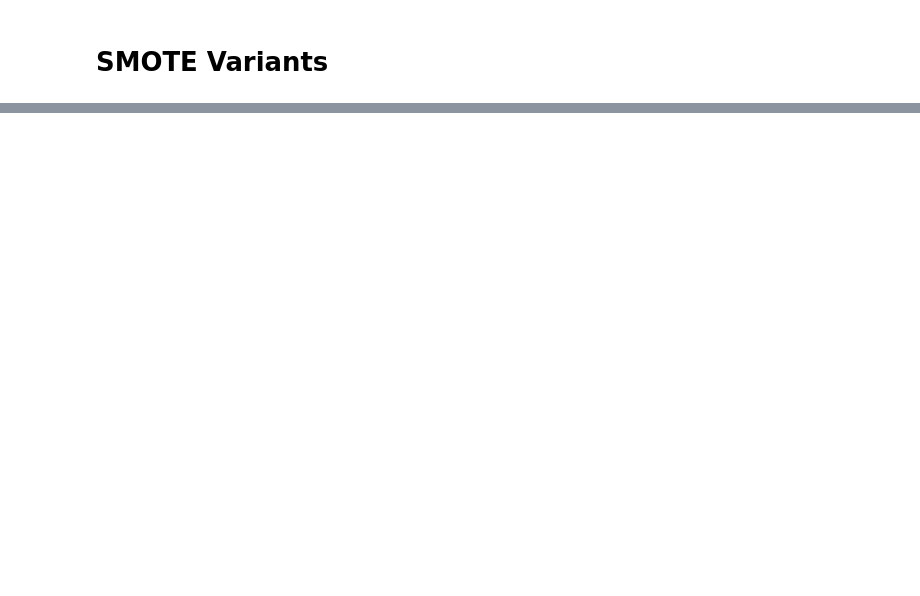
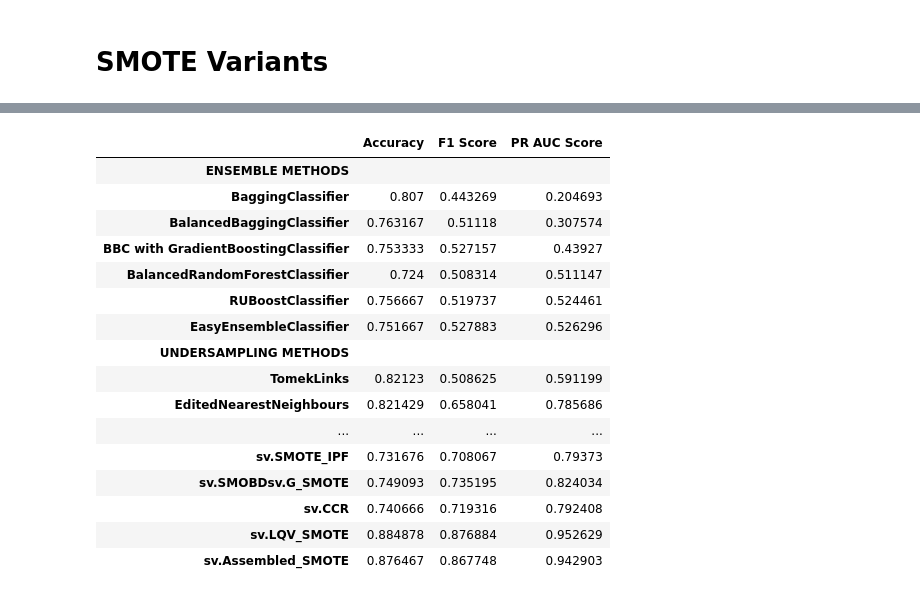
Before and after one commit to datascisteven/Medium-Blogs, a Jupyter notebook: Class_Imbalance.ipynb, the cells around one changed output, grey strips where cells are left out. Saved outputs shown, nothing was run; the diff lists cells and outputs as text; code cells hidden in the pictures; blank space fills up the shorter version.

```diff
--- a/Class_Imbalance.ipynb
+++ b/Class_Imbalance.ipynb
@@ -591,0 +568,6 @@ Validation Average Precision Score:  0.7805779833045183
+# %%
+X_tr_smo, y_tr_smo = smobd.sample(X_tr, y_tr)
+X_val_smo, y_val_smo = smobd.sample(X_val, y_val)
+smobdm = rfcb.fit(X_tr_smo, y_tr_smo)
+y_pred_smobd_tr = smobdm.predict(X_tr_smo)
+y_pred_smobd_val = smobdm.predict(X_val_smo)
@@ -611,0 +597,6 @@ Validation Average Precision Score:  0.8151392116700581
+# %%
+X_tr_gsm, y_tr_gsm = gsm.sample(X_tr, y_tr)
+X_val_gsm, y_val_gsm = gsm.sample(X_val, y_val)
+gsmm = rfcb.fit(X_tr_gsm, y_tr_gsm)
+y_pred_gsm_tr = gsmm.predict(X_tr_gsm)
+y_pred_gsm_val = gsmm.predict(X_val_gsm)
@@ -632,3 +626,9 @@ Validation Average Precision Score:  0.9552071688600438
+# %%
+X_tr_ccr, y_tr_ccr = ccr.sample(X_tr, y_tr)
+X_val_ccr, y_val_ccr = ccr.sample(X_val, y_val)
+ccrm = rfcb.fit(X_tr_ccr, y_tr_ccr)
+y_pred_ccr_tr = crrm.predict(X_tr_ccr)
+y_pred_ccr_val = crrm.predict(X_val_ccr)
 # %%
 lvq = sv.LVQ_SMOTE()
 sampling2(X_tr, y_tr, X_val, y_val, lvq, rfcb)
@@ -651,0 +652,6 @@ Validation Average Precision Score:  0.9511208131357277
+# %%
+X_tr_lvq, y_tr_lvq = lvq.sample(X_tr, y_tr)
+X_val_lvq, y_val_lvq = lvq.sample(X_val, y_val)
+lvqm = rfcb.fit(X_tr_lvq, y_tr_lvq)
+y_pred_lvq_tr = lvqm.predict(X_tr_lvq)
+y_pred_lvq_val = lvqm.predict(X_val_lvq)
@@ -719,0 +795,20 @@ Validation Average Precision Score:  0.9066928221985674
+# %%
+scores
+# %% [output]
+|  | Accuracy | F1 Score | PR AUC Score |
+| ENSEMBLE METHODS |  |  |  |
+| BaggingClassifier | 0.807 | 0.443269 | 0.204693 |
+| BalancedBaggingClassifier | 0.763167 | 0.51118 | 0.307574 |
+| BBC with GradientBoostingClassifier | 0.753333 | 0.527157 | 0.43927 |
+| BalancedRandomForestClassifier | 0.724 | 0.508314 | 0.511147 |
+| RUBoostClassifier | 0.756667 | 0.519737 | 0.524461 |
+| EasyEnsembleClassifier | 0.751667 | 0.527883 | 0.526296 |
+| UNDERSAMPLING METHODS |  |  |  |
+| TomekLinks | 0.82123 | 0.508625 | 0.591199 |
+| EditedNearestNeighbours | 0.821429 | 0.658041 | 0.785686 |
+| ... | ... | ... | ... |
+| sv.SMOTE_IPF | 0.731676 | 0.708067 | 0.79373 |
+| sv.SMOBDsv.G_SMOTE | 0.749093 | 0.735195 | 0.824034 |
+| sv.CCR | 0.740666 | 0.719316 | 0.792408 |
+| sv.LQV_SMOTE | 0.884878 | 0.876884 | 0.952629 |
+| sv.Assembled_SMOTE | 0.876467 | 0.867748 | 0.942903 |
```
Also changed, not shown: parts of 42 cells of this notebook.
